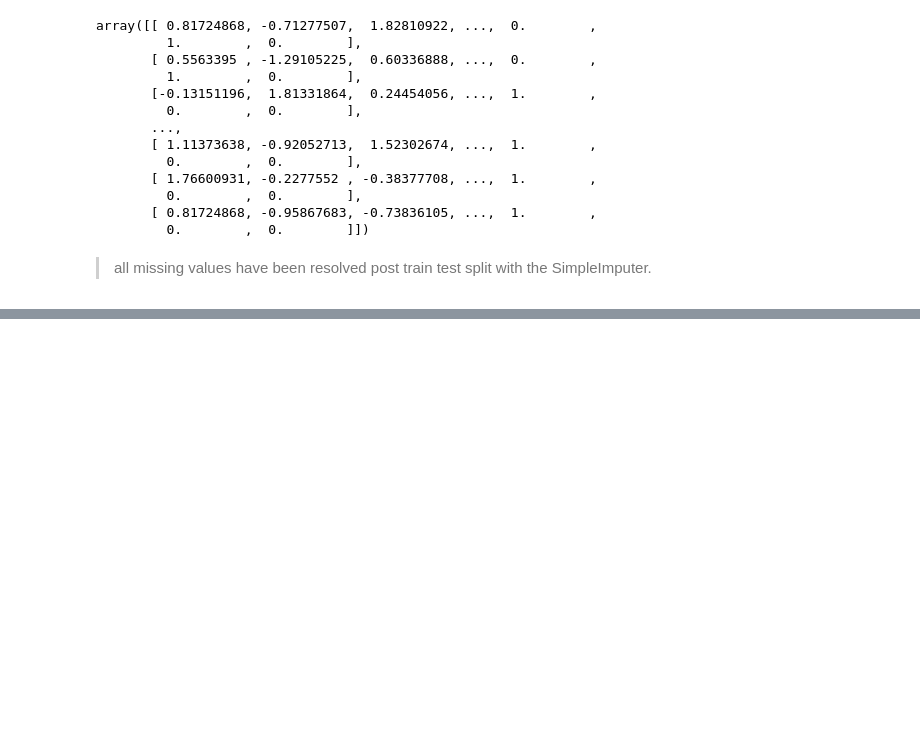
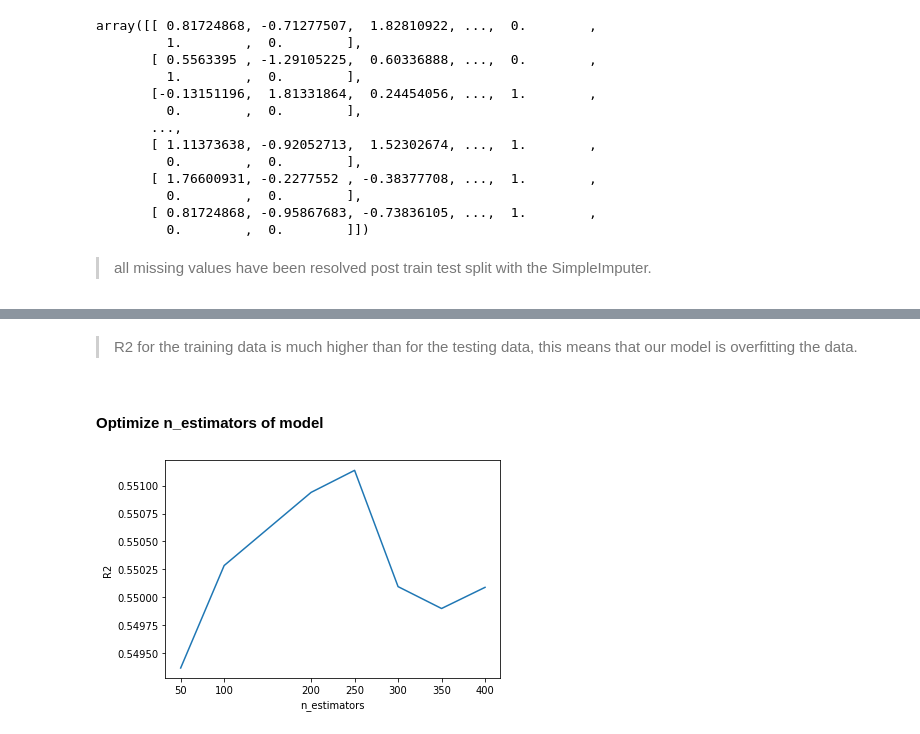
Before and after one commit to dcreeder89/Coding-Dojo-Project_1, a Jupyter notebook: 1_Reeder_Food_Sales_Predictions.ipynb, the cells around one changed output, grey strips where cells are left out. Drawn from its saved outputs; the diff is of its cells as text; code cells hidden in the pictures; blank space fills up the shorter version.

```diff
--- a/1_Reeder_Food_Sales_Predictions.ipynb
+++ b/1_Reeder_Food_Sales_Predictions.ipynb
@@ -843,0 +1001,9 @@ array([[ 0.81724868, -0.71277507,  1.82810922, ...,  0.        ,
+# %%
+# instantiate the bagged tree regressor
+bagreg = BaggingRegressor(random_state=42)
+# %%
+# create pipeline with preprocessor and bagged tree regressor
+bagreg_pipe = make_pipeline(preprocessor, bagreg)
+# %%
+# fit bagged tree pipeline to training data
+bagreg_pipe.fit(X_train, y_train)
@@ -843,0 +1047,26 @@ array([[ 0.81724868, -0.71277507,  1.82810922, ...,  0.        ,
+# %% [markdown]
+> R2 for the training data is much higher than for the testing data, this means that our model is overfitting the data.
+# %% [markdown]
+#### Optimize n_estimators of model
+# %%
+# list of values to try for estimators
+estimators = [50, 100, 200, 250, 300, 350, 400]
+
+# dataframe to store scores
+bagreg_scores = pd.DataFrame(index=estimators, columns=['Train Score', 'Test Score'])
+
+# inumerate through values to find best number of estimators
+for num_est in estimators:
+  bagreg = BaggingRegressor(n_estimators = num_est, random_state=42)
+  bagreg_pipe = make_pipeline(preprocessor, bagreg)
+  bagreg_pipe.fit(X_train, y_train)
+  bagreg_scores.loc[num_est, 'Train Score'] = bagreg_pipe.score(X_train, y_train)
+  bagreg_scores.loc[num_est, 'Test Score'] = bagreg_pipe.score(X_test, y_test)
+# %%
+# visualize which n_estimators value leads to highest score in test data
+plt.plot(estimators, bagreg_scores['Test Score']);
+plt.xlabel('n_estimators');
+plt.xticks(estimators);
+plt.ylabel('R2');
+# %% [output]
+[figure, added]
```
Also changed, not shown: parts of 60 cells of this notebook.
